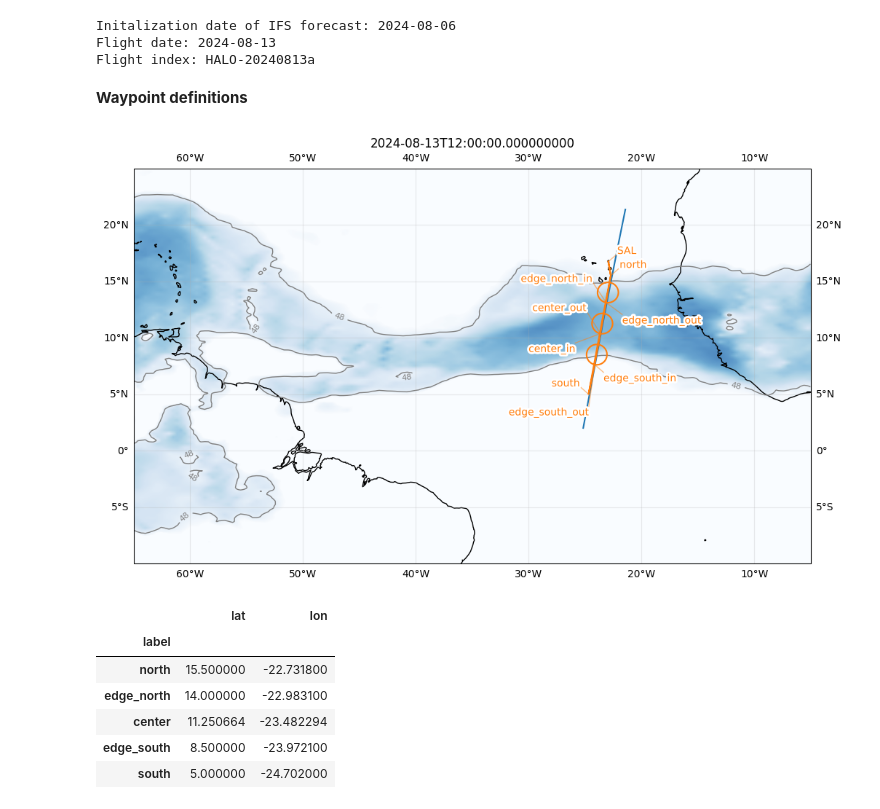
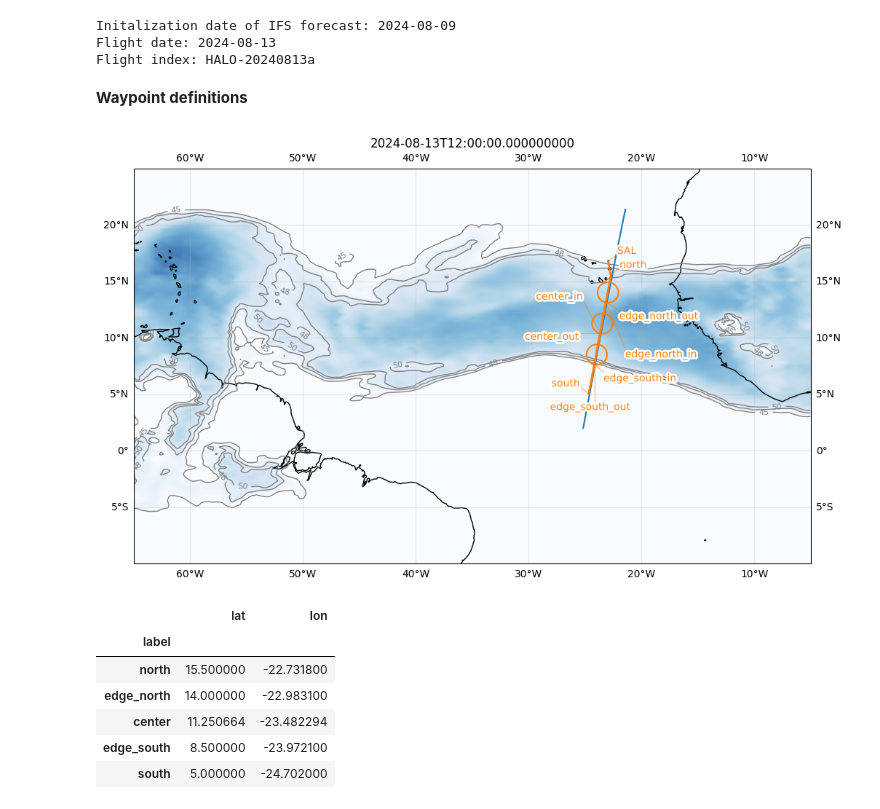
Before and after one commit to orcestra-campaign/flightplanning, a Jupyter notebook: notebooks/FlightPlan_HALO-20240813a.ipynb, the cells around one changed output. Cells and saved outputs as stored; diff of their text form; code cells hidden in the pictures.

Commit message:
Updates IFS issued date to most currently available one

```diff
--- a/notebooks/FlightPlan_HALO-20240813a.ipynb
+++ b/notebooks/FlightPlan_HALO-20240813a.ipynb
@@ -21,7 +21,7 @@ def find_ec_lon(lat_sel, ec_lons, ec_lats):
 # %%
 # Define dates for forecast initialization and flight
 
-issued_time = datetime(2024, 8, 6, 12, 0, 0)
+issued_time = datetime(2024, 8, 9, 12, 0, 0)
 issued_time_str = issued_time.strftime('%Y-%m-%d')
 
 flight_time = datetime(2024, 8, 13, 12, 0, 0)
@@ -30,7 +30,7 @@ flight_index = f"HALO-{flight_time.strftime('%Y%m%d')}a"
 
 print("Initalization date of IFS forecast: " + issued_time_str + "\nFlight date: " + flight_time_str + "\nFlight index: " + flight_index)
 # %% [output]
-Initalization date of IFS forecast: 2024-08-06
+Initalization date of IFS forecast: 2024-08-09
 Flight date: 2024-08-13
 Flight index: HALO-20240813a
 # %%
@@ -109,19 +109,19 @@ path = fp.expand_path(waypoints, dx=10e3)
 # %%
 plt.figure(figsize = (12, 8))
 ax = plt.axes(projection=ccrs.PlateCarree())
 ax.set_extent([lon_min, lon_max, lat_min, lat_max], crs=ccrs.PlateCarree())
 ax.coastlines(alpha=1.0)
 ax.gridlines(draw_labels=True, dms=True, x_inline=False, y_inline=False, alpha = 0.25)
 
 
 cwv_flight_time = ds["tcwv"].sel(time=flight_time, method = "nearest")
-fp.plot_cwv(cwv_flight_time, levels = [48.0])
+fp.plot_cwv(cwv_flight_time, levels = [45.0, 48.0, 50.0])
 plt.title(cwv_flight_time.time.values)
 
 plt.plot(ec_lons, ec_lats)
 fp.plot_path(path, ax, color="C1")
 # %% [output]
-[figure, old version]
+[figure, new version]
 # %%
 pd.DataFrame.from_records(map(asdict, [north, edge_north, center, edge_south, south])).set_index("label")
 # %% [output]
```
